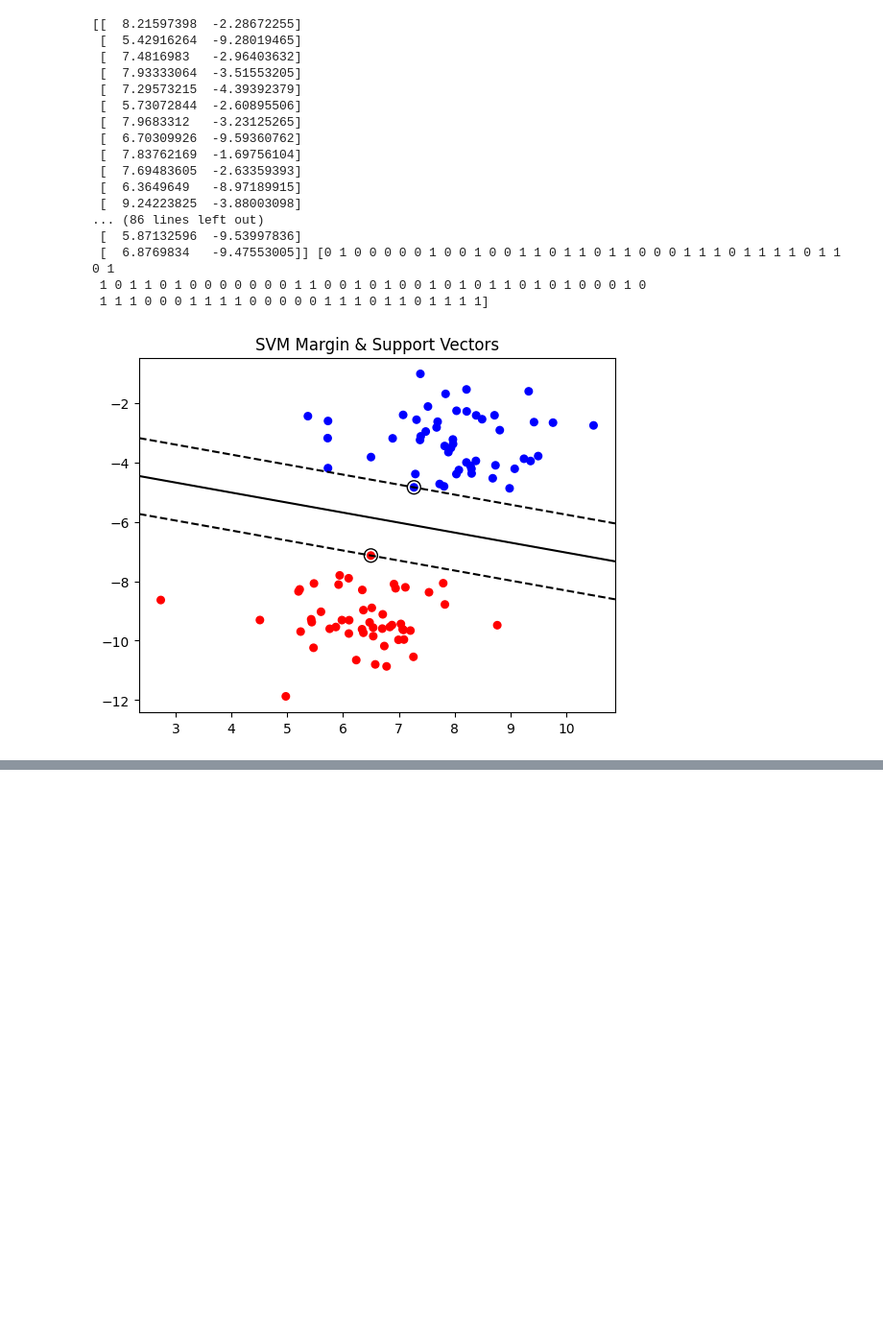
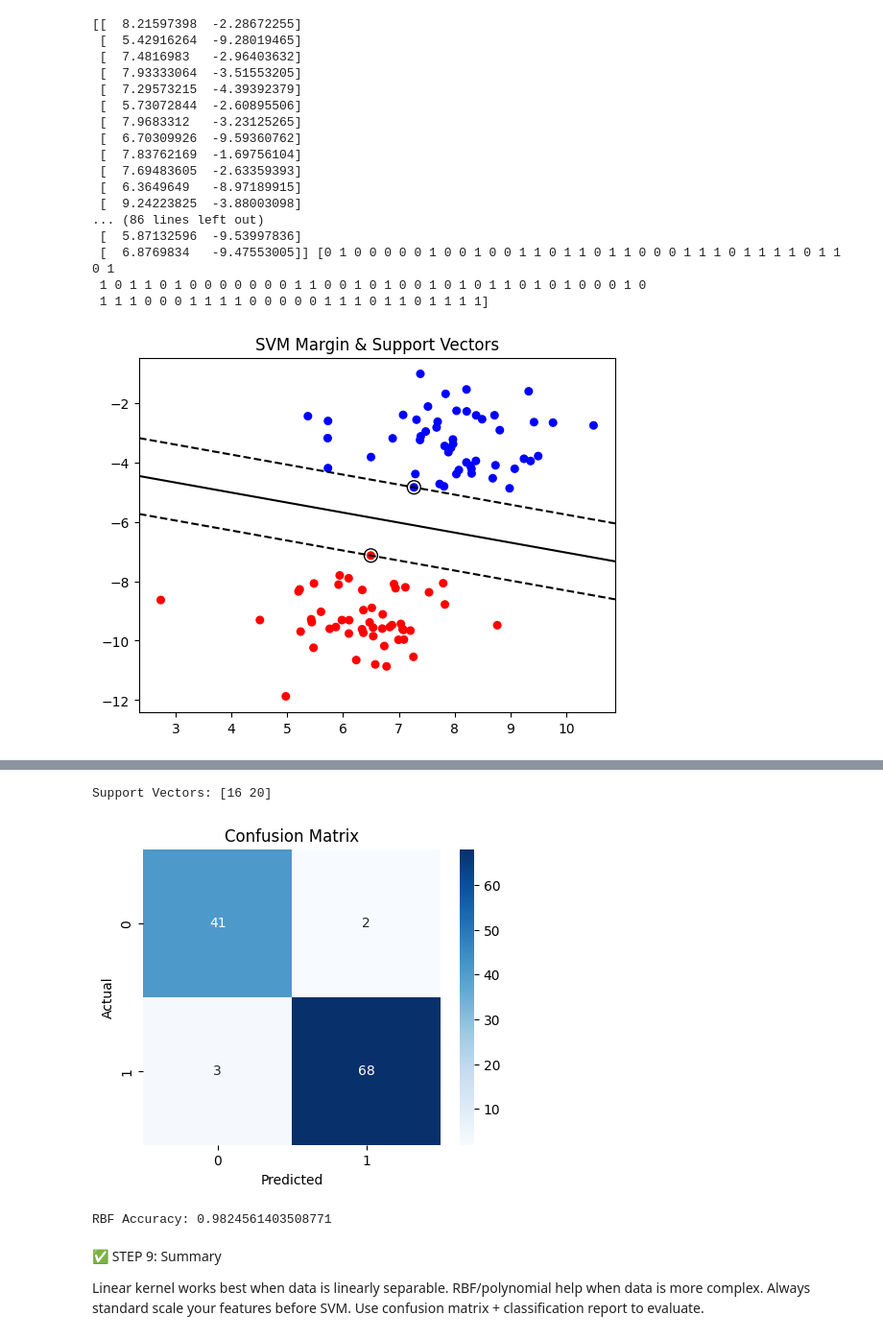
Before and after one commit to Rakshath66/ai-foundations, a Jupyter notebook: phase2/04_SVM.ipynb, the cells around one changed output, grey strips where cells are left out. Shown: that part at 96% size. Saved outputs shown, nothing was run; the diff lists cells and outputs as text; code cells hidden in the pictures; blank space fills up the shorter version.

```diff
--- a/phase2/04_SVM.ipynb
+++ b/phase2/04_SVM.ipynb
@@ -78,0 +117,13 @@ plt.show()
+# %%
+# 🔹 STEP 3: Standard Scaling (Important for SVMs)
+from sklearn.preprocessing import StandardScaler
+
+scaler = StandardScaler()
+X_train_scaled = scaler.fit_transform(X_train)
+X_test_scaled = scaler.transform(X_test)
+# %%
+# 🔹 STEP 4: Train SVM Model
+from sklearn.svm import SVC
+
+clf = SVC(kernel='linear')  # try 'rbf' too
+clf.fit(X_train_scaled, y_train)
@@ -78,0 +132,7 @@ plt.show()
+# %%
+# 🔹 STEP 5: Evaluate Model
+from sklearn.metrics import accuracy_score, classification_report
+
+y_pred = clf.predict(X_test_scaled)
+print("Accuracy:", accuracy_score(y_test, y_pred))
+print(classification_report(y_test, y_pred))
@@ -78,0 +149,47 @@ plt.show()
+# %%
+# 🔹 STEP 6: Print Support Vectors Count
+print("Support Vectors:", clf.n_support_)
+# %% [output]
+Support Vectors: [16 20]
+# %%
+# ✅ STEP 7: Confusion Matrix + Visualization
+from sklearn.metrics import confusion_matrix
+import seaborn as sns
+import matplotlib.pyplot as plt
+
+cm = confusion_matrix(y_test, y_pred)
+
+plt.figure(figsize=(5,4))
+sns.heatmap(cm, annot=True, fmt='d', cmap='Blues')
+plt.xlabel("Predicted")
+plt.ylabel("Actual")
+plt.title("Confusion Matrix")
+plt.show()
+
+# This shows how many:
+
+# True Positives (TP) = correctly predicted benign
+# True Negatives (TN) = correctly predicted malignant
+# False Positives (FP) = wrongly predicted benign
+# False Negatives (FN) = wrongly predicted malignant
+# %% [output]
+[figure, added]
+# %%
+# ✅ STEP 8: Try Other Kernels
+# 🔹 Use RBF Kernel (nonlinear)
+clf_rbf = SVC(kernel='rbf')
+clf_rbf.fit(X_train_scaled, y_train)
+y_pred_rbf = clf_rbf.predict(X_test_scaled)
+
+print("RBF Accuracy:", accuracy_score(y_test, y_pred_rbf))
+# 'poly' for polynomial kernel
+# 'sigmoid' for neural net-style kernel
+# %% [output]
+RBF Accuracy: 0.9824561403508771
+# %% [markdown]
+✅ STEP 9: Summary
+
+Linear kernel works best when data is linearly separable.
+RBF/polynomial help when data is more complex.
+Always standard scale your features before SVM.
+Use confusion matrix + classification report to evaluate.
```
Also changed, not shown: parts of 6 cells of this notebook.
